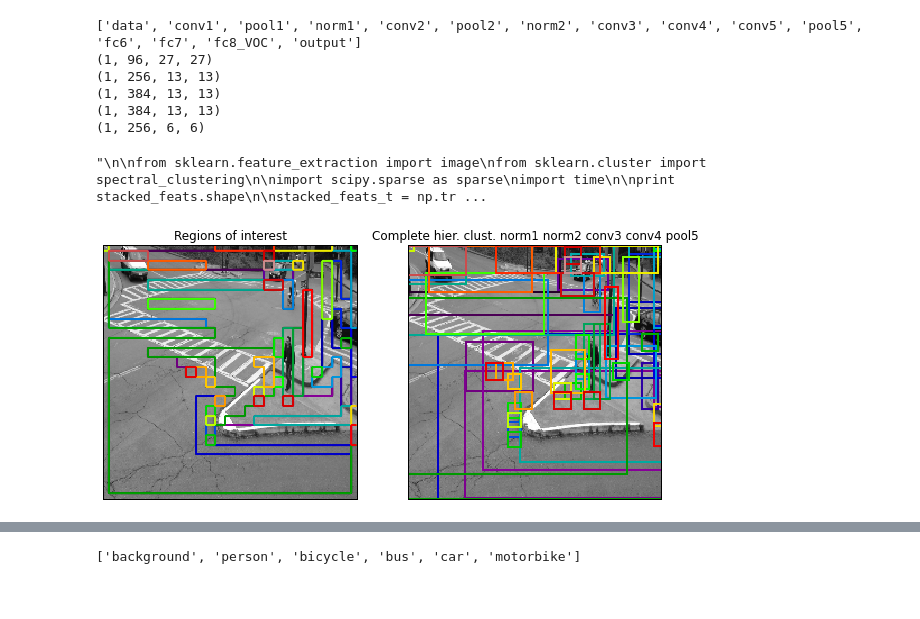
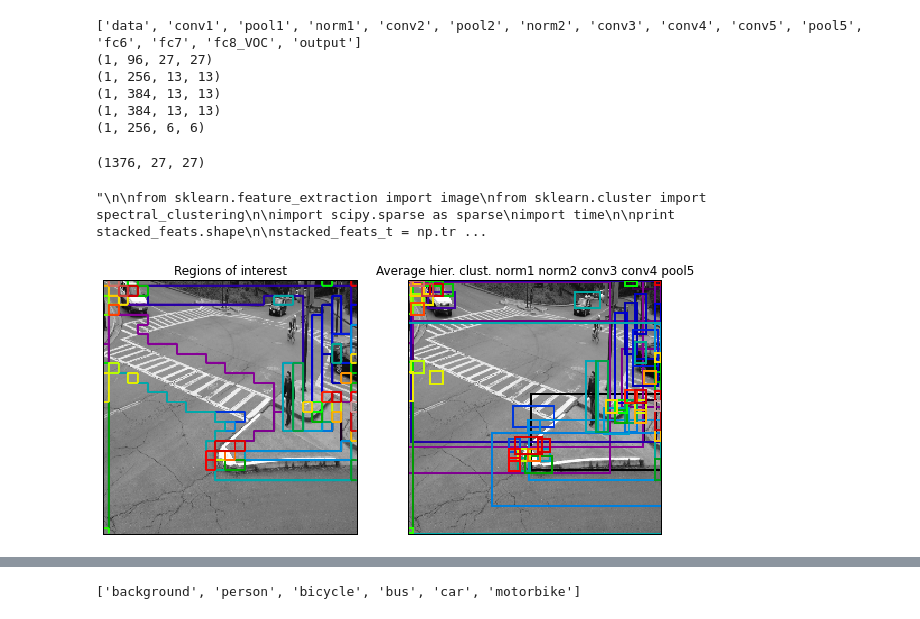
Before and after one commit to bellettif/smartCams, a Jupyter notebook: smartCams/segmentation/Seg_NN_2.ipynb, the cells around one changed output, grey strips where cells are left out. Cells and saved outputs as stored; diff of their text form; code cells hidden in the pictures.

```diff
--- a/smartCams/segmentation/Seg_NN_2.ipynb
+++ b/smartCams/segmentation/Seg_NN_2.ipynb
@@ -178,7 +178,11 @@ stacked_feats = [stack_features(net, input_name, target_name) for target_name in
 
 stacked_feats = np.vstack(stacked_feats)
 
+print stacked_feats.shape
+
 #vis_square(stacked_feats, padval=1)
+# %% [output]
+(1376, 27, 27)
 # %%
 """
 
@@ -244,10 +248,10 @@ stacked_feats_t = np.transpose(stacked_feats, (1, 2, 0))
 #
 # Withen data
 #
-stacked_feats_mean = stacked_feats.mean(0).mean(0)
-stacked_feats -= stacked_feats_mean
-stacked_feats_std = np.sqrt(stacked_feats.var(0).var(0))
-stacked_feats /= stacked_feats_std
+#stacked_feats_mean = stacked_feats.mean(0).mean(0)
+#stacked_feats -= stacked_feats_mean
+#stacked_feats_std = np.sqrt(stacked_feats.var(0).var(0))
+#stacked_feats /= stacked_feats_std
 
 
 h = stacked_feats_t.shape[0]
@@ -259,9 +263,9 @@ flat_feats = np.reshape(stacked_feats_t, (h * w, d))
 # Convert the image into a graph
 graph = image.grid_to_graph(n_x = h, n_y = w)
 
-N_REGIONS = 60
+N_REGIONS = 80
 agg_clustering = AgglomerativeClustering(n_clusters=N_REGIONS,
-                                         linkage = 'complete',
+                                         linkage = 'average',
                                          connectivity = graph).fit(flat_feats)
 
 input_image = transformer.deprocess('data', net.blobs['data'].data[0])
@@ -273,7 +277,7 @@ labels = agg_clustering.labels_.reshape((h, w))
 labels = np.round(scipy.ndimage.interpolation.zoom(labels, float(image_h) / float(h), order = 0))
 
 
-context_padding = 0.4
+context_padding = 0.2
 
 rois = []
 plt.subplot(121)
@@ -288,35 +292,35 @@ plt.yticks(())
 plt.title('Regions of interest')
 plt.subplot(122)
 plt.imshow(input_image)
 for l in range(N_REGIONS):
     y_roi, x_roi = np.nonzero(labels == l)
     xmin = np.min(x_roi)
     xmax = np.max(x_roi)
     ymin = np.min(y_roi)
     ymax = np.max(y_roi)
     #
     window_w = xmax - xmin
     window_h = xmax - xmin
     #
     xmin = int(max(0, xmin - context_padding * window_w))
     xmax = int(min(image_w, xmax + context_padding * window_w))
     ymin = int(max(0, ymin - context_padding * window_h))
     ymax = int(min(image_h, ymax + context_padding * window_h))
     #
     rois.append([xmin, xmax, ymin, ymax])
     #
     c = plt.cm.spectral(l / float(N_REGIONS))
     coords = (xmin, ymin), xmax - xmin, ymax - ymin
     currentAxis = plt.gca()
     currentAxis.add_patch(plt.Rectangle(*coords, fill = False, edgecolor = c, linewidth = 2))
 plt.xticks(())
 plt.yticks(())
-plt.title('Complete hier. clust. ' + ' '.join(layers_of_interest))
+plt.title('Average hier. clust. ' + ' '.join(layers_of_interest))
 
 
 plt.savefig('H_clustering.png', dpi = 300)
 # %% [output]
-[figure, old version]
+[figure, new version]
 # %%
 '''
 Created on May 1, 2015
```
Also changed, not shown: parts of 6 cells of this notebook, 1 other file.
